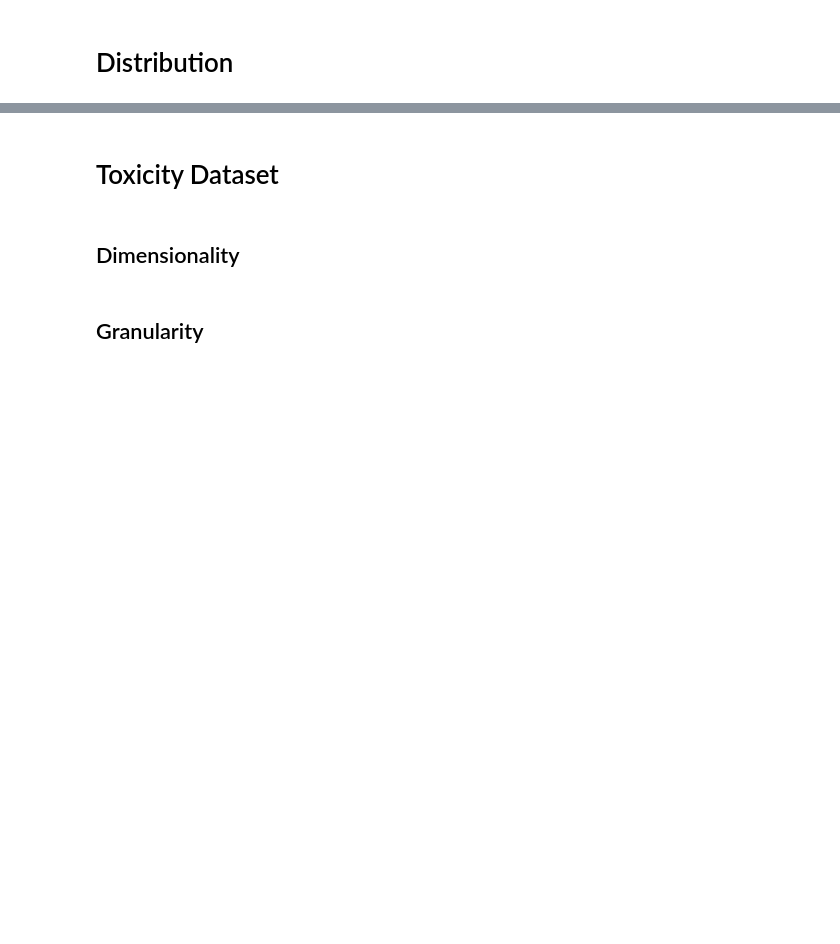
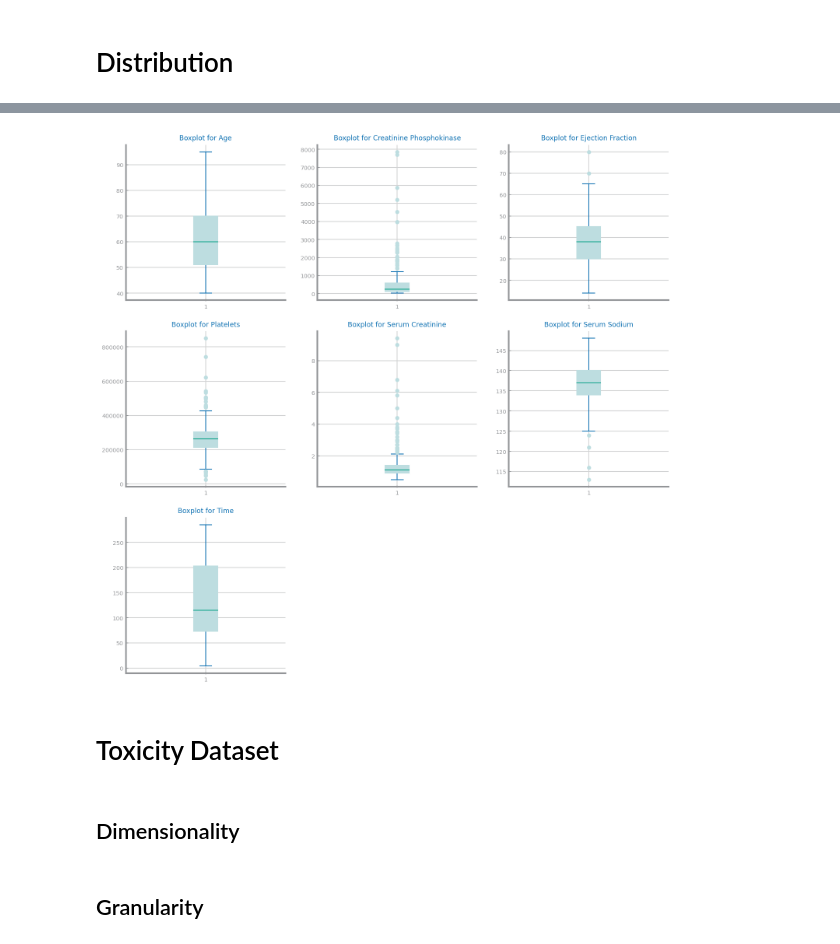
Before and after one commit to joaocmd/CD-Project, a Jupyter notebook: proj-1.ipynb, the cells around one changed output, grey strips where cells are left out. Drawn from its saved outputs; the diff is of its cells as text; code cells hidden in the pictures; blank space fills up the shorter version.

```diff
--- a/proj-1.ipynb
+++ b/proj-1.ipynb
@@ -170,20 +245,22 @@ data.describe()
 # %%
 numeric_vars = data.select_dtypes(include=['float64','int64']).columns
 rows, cols = ds.choose_grid(len(numeric_vars))
 fig, axs = plt.subplots(rows, cols, figsize=(cols*ds.HEIGHT, rows*ds.HEIGHT))
 i, j = 0, 0
 for n in range(len(numeric_vars)):
     new_var_name = numeric_vars[n].replace("_", " ").title()
     axs[i, j].set_title(f'Boxplot for {new_var_name}')
-    axs[i, j].boxplot(data[numeric_vars[n]].dropna().values)
+    axs[i, j].boxplot(data[numeric_vars[n]].dropna().values, whis=1.5)
     i, j = (i + 1, 0) if (n+1) % cols == 0 else (i, j + 1)
 
 while n <= len(numeric_vars):
     axs[i, j].axis('off')
     n = n + 1
     i, j = (i + 1, 0) if n % cols == 0 else (i, j + 1)
 
 plt.show()
+# %% [output]
+[figure, added]
 # %%
 fig, axs = plt.subplots(rows, cols, figsize=(cols*ds.HEIGHT, rows*ds.HEIGHT))
 i, j = 0, 0
```
Also changed, not shown: parts of 9 cells of this notebook.
